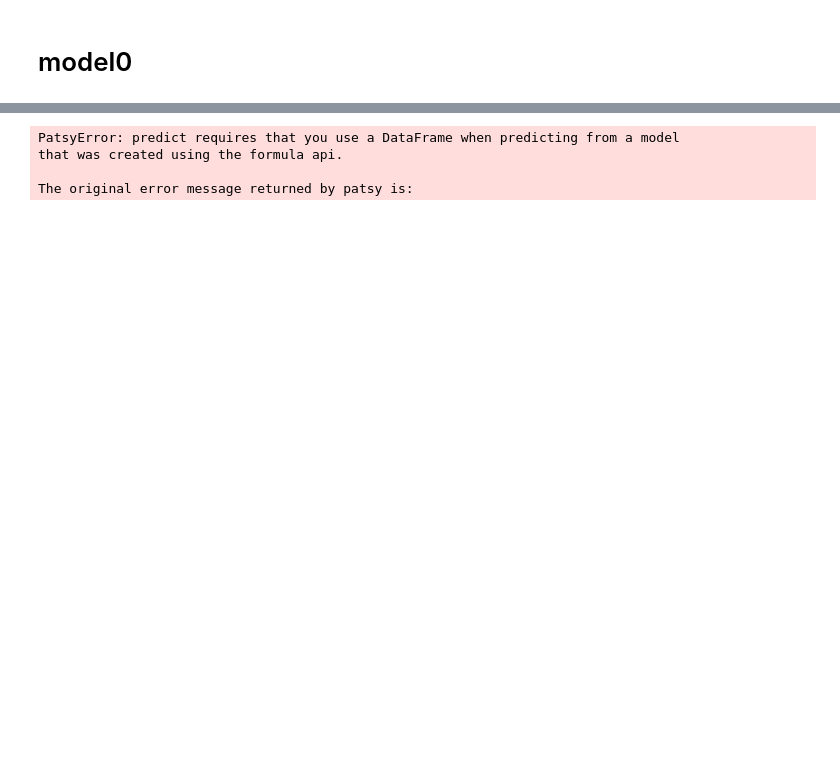
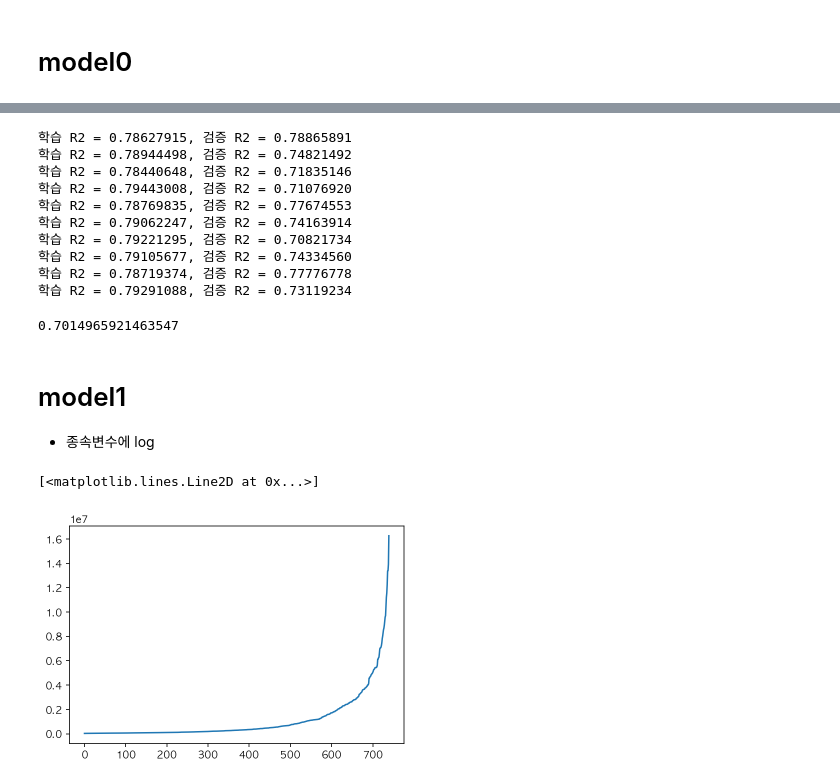
Before and after one commit to yeejun007/linear_regression_project, a Jupyter notebook: yeejun/OLS/OLS_test_07.ipynb, the cells around one changed output, grey strips where cells are left out. Drawn from its saved outputs; the diff is of its cells as text; code cells hidden in the pictures; blank space fills up the shorter version.

```diff
--- a/yeejun/OLS/OLS_test_07.ipynb
+++ b/yeejun/OLS/OLS_test_07.ipynb
@@ -139,7 +151,7 @@ for i, (idx_train, idx_test) in enumerate(cv.split(df0)):
     result = model.fit()
 
     pred = result.predict(df_test[['screen', 'expert_rating', 'audience_rating', 'running_times', 'rating_audiences', 'director_power',
-                                   'actor_power', 'before_news', 'after_news', 'dist_cat', 'release_season', 'nation', 'genre', 'rate', 'sequel', 'original']])
+                                   'actor_power', 'before_news', 'after_news', 'dist_cat', 'release_season', 'nation', 'genre', 'rate', 'sequel', 'original', 'director_movie_count', 'actor_movie_count', 'holiday']])
     rss = ((df_test['log_aud'] - pred) ** 2).sum()
     tss = ((df_test['log_aud'] - df_test['log_aud'].mean()) ** 2).sum()
     rsquared = 1 - rss/tss
@@ -150,16 +162,34 @@ for i, (idx_train, idx_test) in enumerate(cv.split(df0)):
 
 kfold_dict_avr.append(sum(kfold_dict['0'])/10)
 # %% [output]
-PatsyError: predict requires that you use a DataFrame when predicting from a model
-that was created using the formula api.
-
-The original error message returned by patsy is:
+학습 R2 = 0.78627915, 검증 R2 = 0.78865891
+학습 R2 = 0.78944498, 검증 R2 = 0.74821492
+학습 R2 = 0.78440648, 검증 R2 = 0.71835146
+학습 R2 = 0.79443008, 검증 R2 = 0.71076920
+학습 R2 = 0.78769835, 검증 R2 = 0.77674553
+학습 R2 = 0.79062247, 검증 R2 = 0.74163914
+학습 R2 = 0.79221295, 검증 R2 = 0.70821734
+학습 R2 = 0.79105677, 검증 R2 = 0.74334560
+학습 R2 = 0.78719374, 검증 R2 = 0.77776778
+학습 R2 = 0.79291088, 검증 R2 = 0.73119234
 # %%
 # model0의 테스트 R
 
 pred = result0.predict(X_test[['screen', 'expert_rating', 'audience_rating', 'running_times', 'rating_audiences', 'director_power',
-                               'actor_power', 'before_news', 'after_news', 'dist_cat', 'release_season', 'nation', 'genre', 'rate', 'sequel', 'original']])
+                               'actor_power', 'before_news', 'after_news', 'dist_cat', 'release_season', 'nation', 'genre', 'rate', 'sequel', 'original', 'director_movie_count', 'actor_movie_count', 'holiday']])
 rss = ((y_test['aud_nationwide'] - pred) ** 2).sum()
 tss = ((y_test['aud_nationwide'] - y_test['aud_nationwide'].mean()) ** 2).sum()
 rsquared = 1 - rss/tss
 rsquared
+# %% [output]
+0.7014965921463547
+# %% [markdown]
+# model1
+- 종속변수에 log
+# %%
+df1 = df0.copy()
+# %%
+plt.plot(df1['aud_nationwide'].sort_values().reset_index(drop=True))
+# %% [output]
+[<matplotlib.lines.Line2D at 0x...>]
+[figure, added]
```
Also changed, not shown: parts of 143 cells of this notebook, 13 other files.
